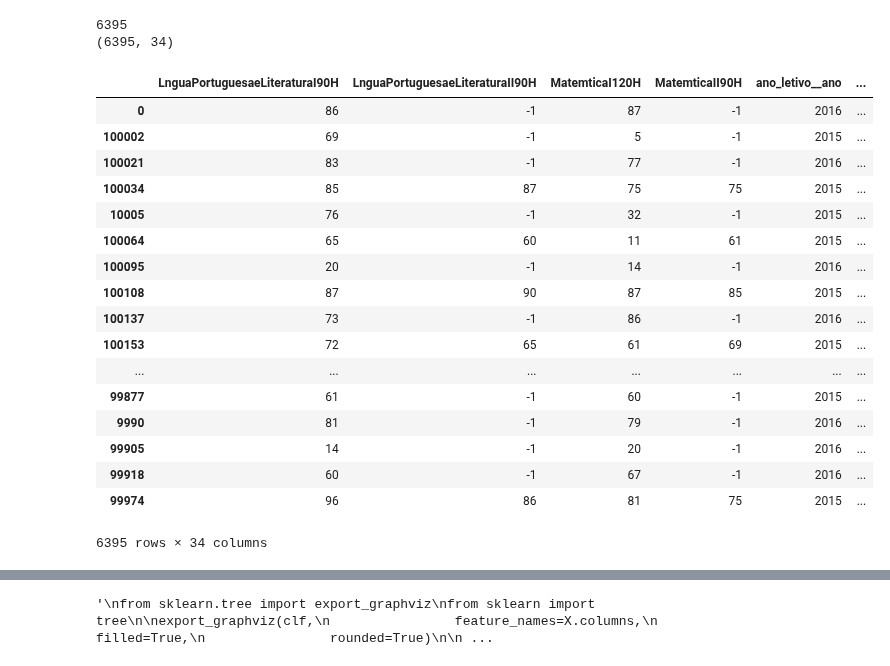
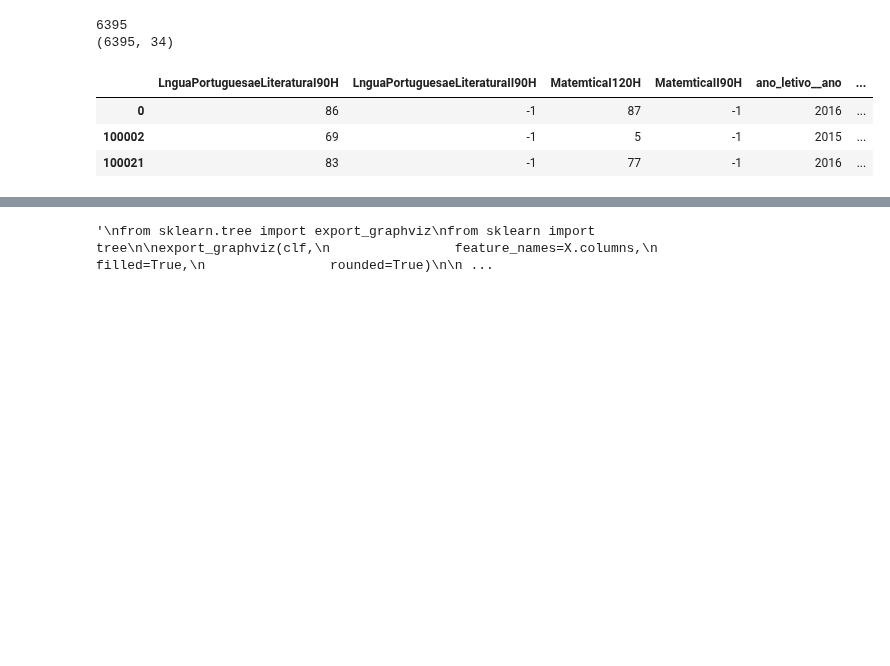
Before and after one commit to tmedeirosb/modelo_ifrn_integrado, a Jupyter notebook: random_forest.ipynb, the cells around one changed output, grey strips where cells are left out. Cells and saved outputs as stored; diff of their text form; code cells hidden in the pictures; blank space fills up the shorter version.

```diff
--- a/random_forest.ipynb
+++ b/random_forest.ipynb
@@ -10,29 +10,15 @@ pd.set_option('display.max_columns', None)
 # %%
 dados = pd.read_json('dados_notas_col.json')
 print(dados.id.nunique())
 print(dados.shape)
-dados
+dados.head(3)
 # %% [output]
 6395
 (6395, 34)
 |  | LnguaPortuguesaeLiteraturaI90H | LnguaPortuguesaeLiteraturaII90H | MatemticaI120H | MatemticaII90H | ano_letivo__ano | ... |
 | 0 | 86 | -1 | 87 | -1 | 2016 | ... |
 | 100002 | 69 | -1 | 5 | -1 | 2015 | ... |
 | 100021 | 83 | -1 | 77 | -1 | 2016 | ... |
-| 100034 | 85 | 87 | 75 | 75 | 2015 | ... |
-| 10005 | 76 | -1 | 32 | -1 | 2015 | ... |
-| 100064 | 65 | 60 | 11 | 61 | 2015 | ... |
-| 100095 | 20 | -1 | 14 | -1 | 2016 | ... |
-| 100108 | 87 | 90 | 87 | 85 | 2015 | ... |
-| 100137 | 73 | -1 | 86 | -1 | 2016 | ... |
-| 100153 | 72 | 65 | 61 | 69 | 2015 | ... |
-| ... | ... | ... | ... | ... | ... | ... |
-| 99877 | 61 | -1 | 60 | -1 | 2015 | ... |
-| 9990 | 81 | -1 | 79 | -1 | 2016 | ... |
-| 99905 | 14 | -1 | 20 | -1 | 2016 | ... |
-| 99918 | 60 | -1 | 67 | -1 | 2016 | ... |
-| 99974 | 96 | 86 | 81 | 75 | 2015 | ... |
-6395 rows × 34 columns
 # %%
 del dados['descricao_historico_disciplina']
 del dados['professores']
```
Also changed, not shown: parts of 9 cells of this notebook, 4 other files.
